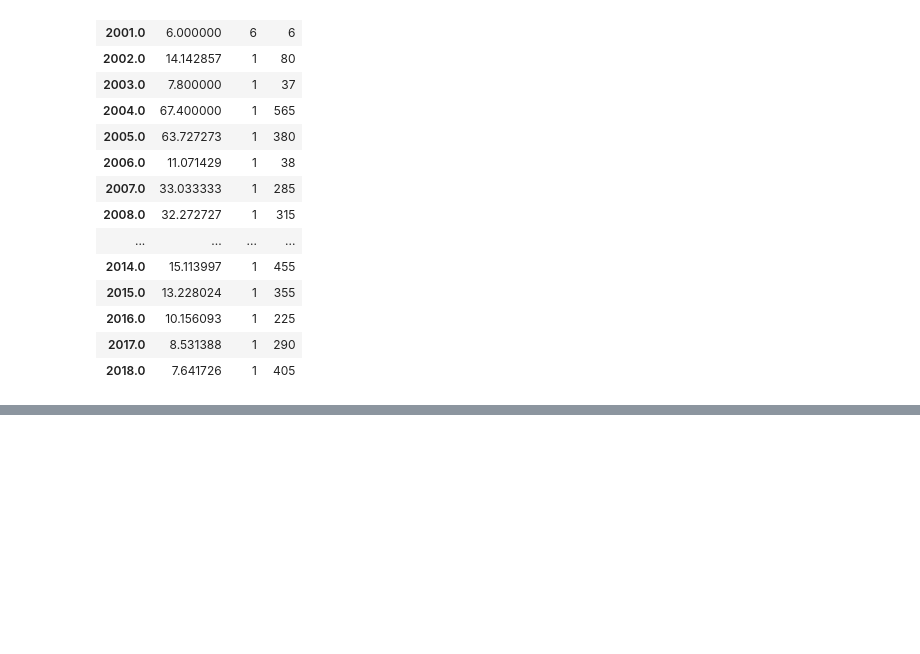
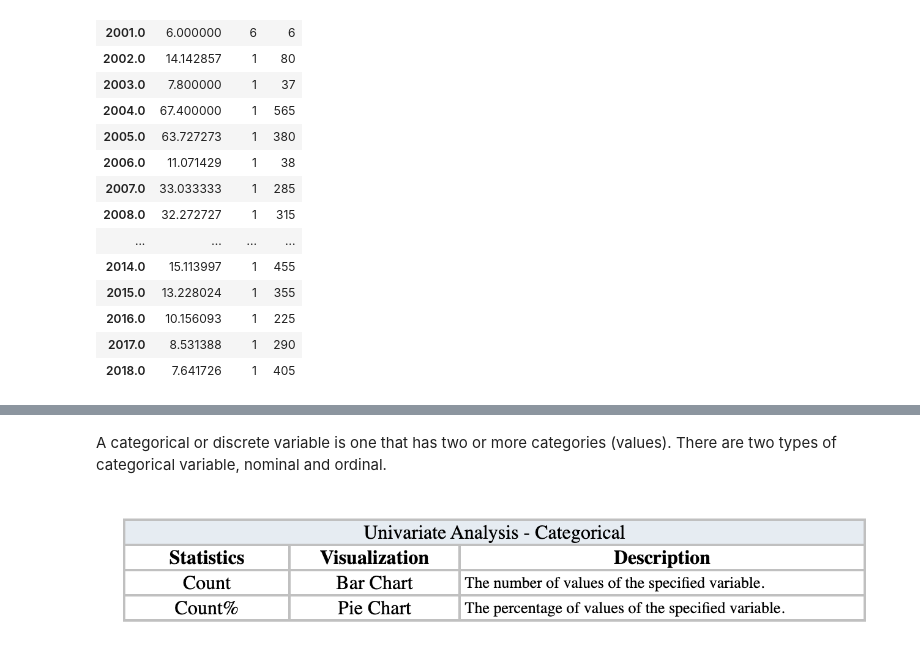
Before and after one commit to HamidBekamiri/EDA_GitHub, a Jupyter notebook: EDA_FIFA_2022.ipynb, the cells around one changed output, grey strips where cells are left out. Drawn from its saved outputs; the diff is of its cells as text; code cells hidden in the pictures; blank space fills up the shorter version.

```diff
--- a/EDA_FIFA_2022.ipynb
+++ b/EDA_FIFA_2022.ipynb
@@ -1077,0 +1085,10 @@ fifadata.groupby(fifadata.index.year).agg({'Wage': ['mean', 'min', 'max']})
+# %% [markdown]
+A categorical or discrete variable is one that has two or more categories (values).  There are two types of categorical variable, nominal and ordinal.
+# %%
+from IPython.display import display
+from PIL import Image
+
+path="/home/ubuntu/storage_data_new/python_scripts/master_businessdatascience/images/categoricalunivariateanalysis.png"
+display(Image.open(path))
+# %% [output]
+[figure, added]
```
Also changed, not shown: parts of 9 cells of this notebook.
